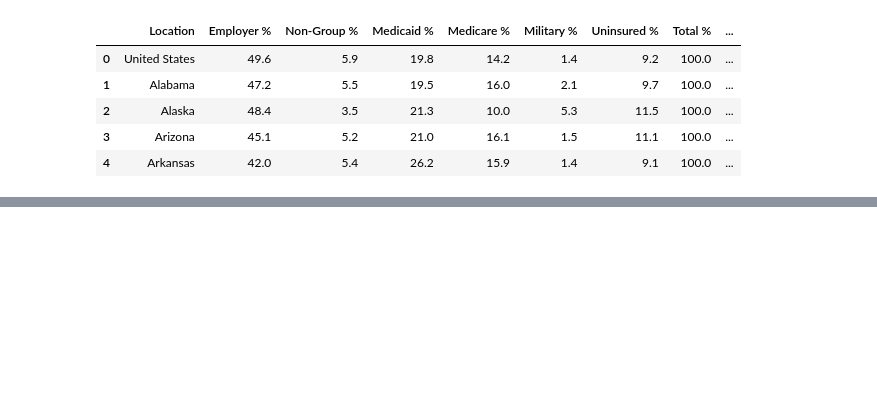
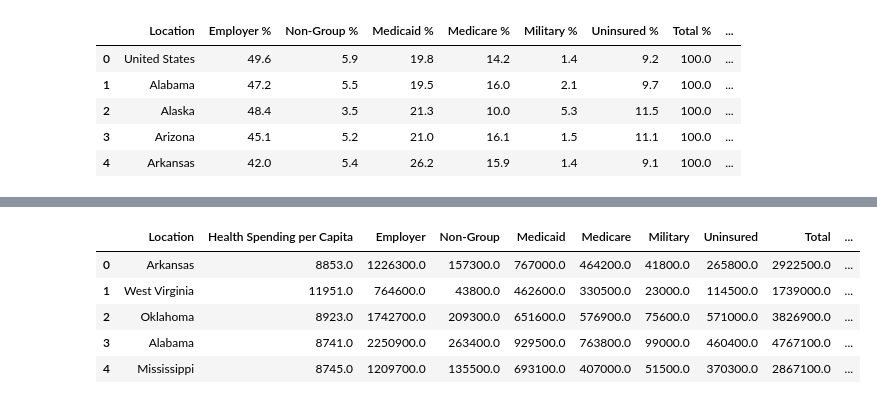
Before and after one commit to alejfxguti/Heart_Disease_Mortality_by_State, a Jupyter notebook: Tristan_Test.ipynb, the cells around one changed output, grey strips where cells are left out. Drawn from its saved outputs; the diff is of its cells as text; code cells hidden in the pictures; blank space fills up the shorter version.

```diff
--- a/Tristan_Test.ipynb
+++ b/Tristan_Test.ipynb
@@ -267,0 +302,3 @@ plt.show()
+# %%
+full_combined["Mortality vs State Population (%)"] = (100 / full_combined["Total"]) * full_combined["Mortality"]
+full_combined.head()
@@ -267,0 +312,12 @@ plt.show()
+# %%
+mortality_copy = full_combined
+mortality_copy = mortality_copy.sort_values("Mortality vs State Population (%)", ascending=False)
+mortality_copy = mortality_copy.reset_index(drop=True)
+mortality_copy.head()
+# %% [output]
+|  | Location | Health Spending per Capita | Employer | Non-Group | Medicaid | Medicare | Military | Uninsured | Total | ... |
+| 0 | Arkansas | 8853.0 | 1226300.0 | 157300.0 | 767000.0 | 464200.0 | 41800.0 | 265800.0 | 2922500.0 | ... |
+| 1 | West Virginia | 11951.0 | 764600.0 | 43800.0 | 462600.0 | 330500.0 | 23000.0 | 114500.0 | 1739000.0 | ... |
+| 2 | Oklahoma | 8923.0 | 1742700.0 | 209300.0 | 651600.0 | 576900.0 | 75600.0 | 571000.0 | 3826900.0 | ... |
+| 3 | Alabama | 8741.0 | 2250900.0 | 263400.0 | 929500.0 | 763800.0 | 99000.0 | 460400.0 | 4767100.0 | ... |
+| 4 | Mississippi | 8745.0 | 1209700.0 | 135500.0 | 693100.0 | 407000.0 | 51500.0 | 370300.0 | 2867100.0 | ... |
```
Also changed, not shown: parts of 16 cells of this notebook.
